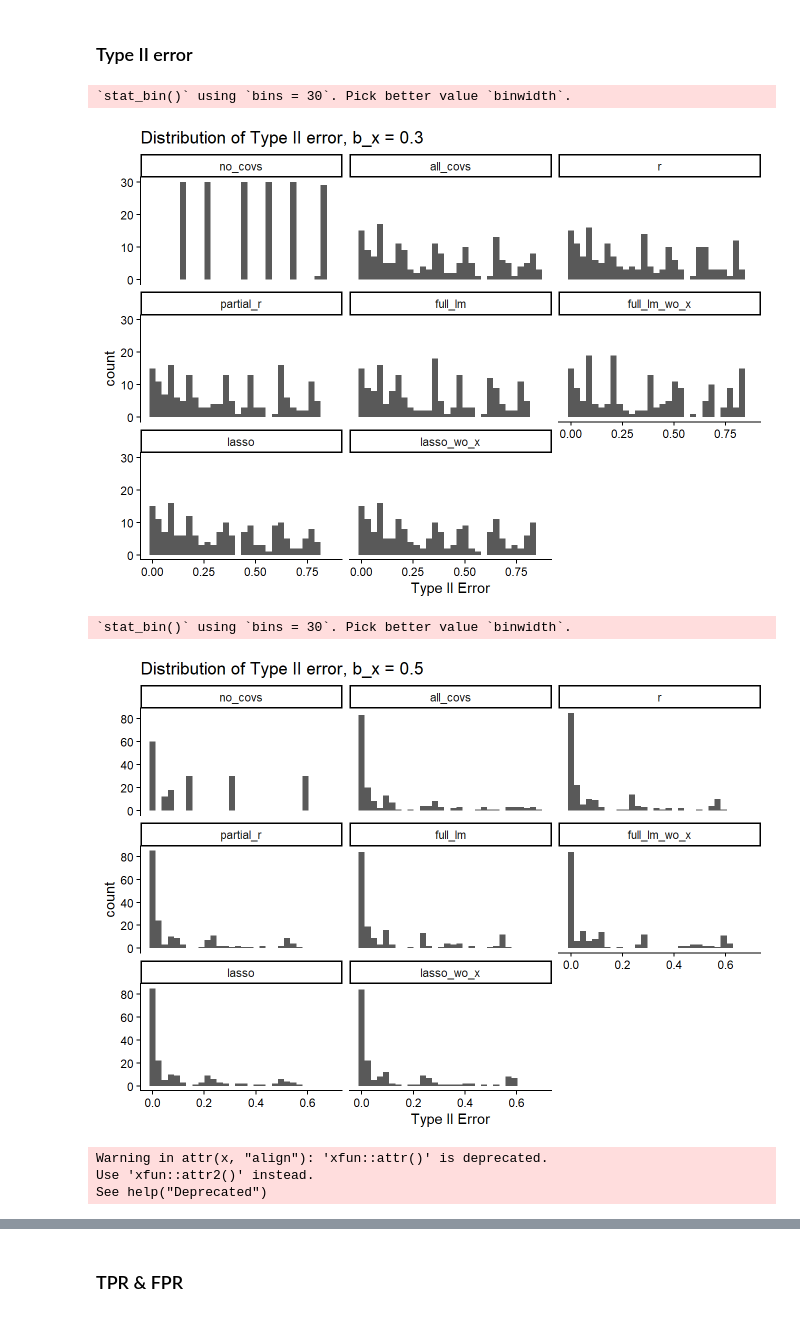
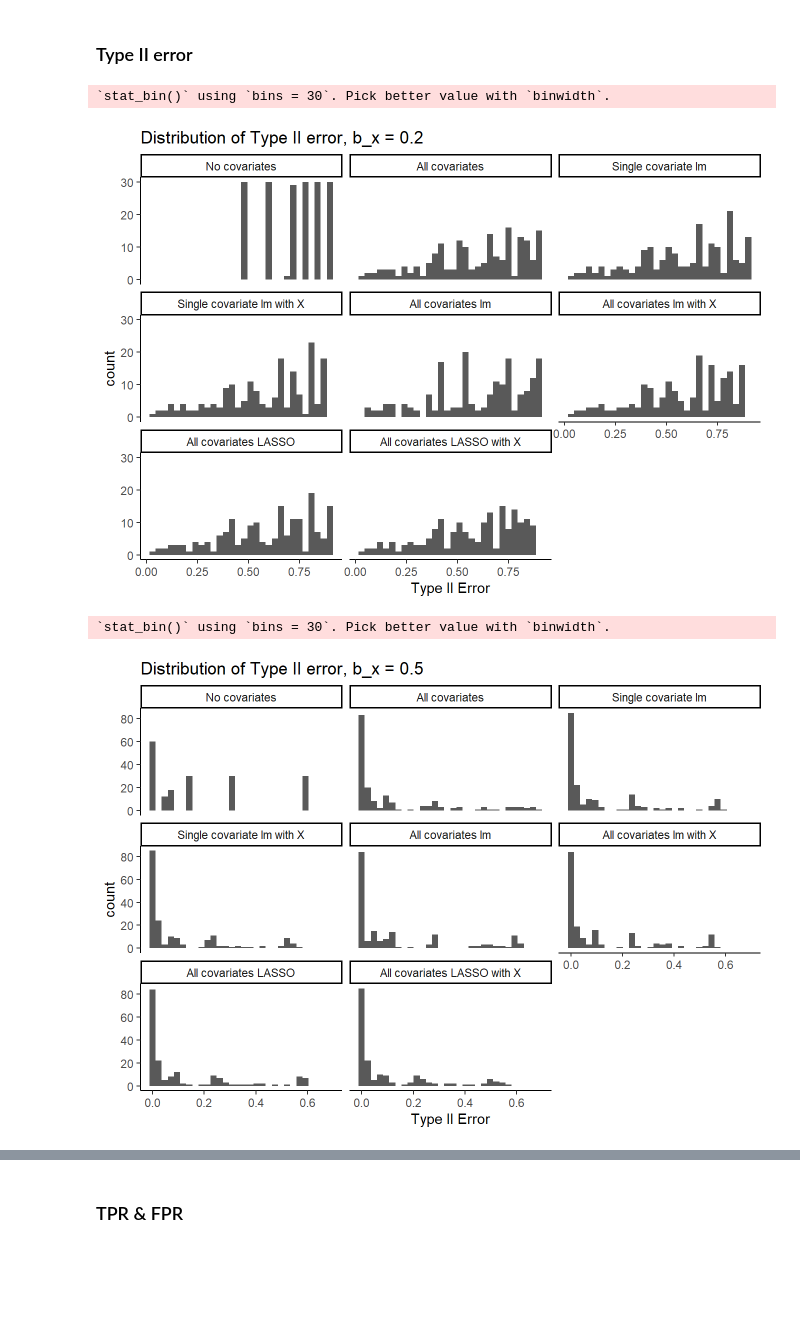
Before and after one commit to jjcurtin/study_cov, a Jupyter notebook: _manuscript/notebooks/supplement.embed.ipynb, the cells around one changed output, grey strips where cells are left out. Saved outputs shown, nothing was run; the diff lists cells and outputs as text; code cells hidden in the pictures; blank space fills up the shorter version.

```diff
--- a/_manuscript/notebooks/supplement.embed.ipynb
+++ b/_manuscript/notebooks/supplement.embed.ipynb
@@ -65,3 +58,32 @@ d_05 <- d_05 |>
+# %%
+#| label: factor levels
+
+d_0 <- d_0 |>
+  mutate(method = factor(method, levels = c("no_covs", "all_covs","p_hacked",  "r",
+                                            "partial_r", "full_lm_wo_x", "full_lm",
+                                           "lasso_wo_x", "lasso"),
+                         labels = c("No covariates", "All covariates", "p-hacking",
+                                    "Single covariate lm", "Single covariate lm with X",
+                                    "All covariates lm", "All covariates lm with X",
+                                            "All covariates LASSO", "All covariates LASSO with X")))
+
+d_02 <- d_02 |>
+  mutate(method = factor(method, levels = c("no_covs", "all_covs","p_hacked",   "r",
+                                            "partial_r", "full_lm_wo_x", "full_lm",
+                                           "lasso_wo_x", "lasso"),
+                         labels = c( "No covariates", "All covariates", "p-hacking",
+                                    "Single covariate lm", "Single covariate lm with X",
+                                    "All covariates lm", "All covariates lm with X",
+                                            "All covariates LASSO", "All covariates LASSO with X")))
+
+d_05 <- d_05 |>
+  mutate(method = factor(method, levels = c("no_covs", "all_covs","p_hacked",   "r",
+                                            "partial_r", "full_lm_wo_x", "full_lm",
+                                           "lasso_wo_x", "lasso"),
+                         labels = c("No covariates", "All covariates", "p-hacking",
+                                    "Single covariate lm", "Single covariate lm with X",
+                                    "All covariates lm", "All covariates lm with X",
+                                            "All covariates LASSO", "All covariates LASSO with X")))
 # %% [markdown]
 ### Type I error
 # %%
@@ -168,25 +174,25 @@ See help("Deprecated")
 # %% [markdown]
 ### Type II error
 # %%
-#| label: histograms variable 03
+#| label: histograms variable 02
 
-h03 <- d_03 |>
+h02 <- d_02 |>
   group_by(method, n_obs, n_covs, r_ycov, p_good_covs, r_cov) |>
   summarise(type_II = mean(p_value >= 0.05),
             .groups = "drop")
 # %%
-#| label: fig-histograms-all-03
+#| label: fig-histograms-all-02
 
-h03 |>
-  filter(method != "p_hacked") |>
+h02 |>
+  filter(method != "p-hacking") |>
   ggplot(aes(x = type_II)) +
   geom_histogram() +
   facet_wrap(~ method) +
   labs(x = "Type II Error",
-       title = "Distribution of Type II error, b_x = 0.3")
+       title = "Distribution of Type II error, b_x = 0.2")
 # %% [output]
-`stat_bin()` using `bins = 30`. Pick better value `binwidth`.
+`stat_bin()` using `bins = 30`. Pick better value with `binwidth`.
-[figure, old version]
+[figure, new version]
 # %%
 #| label: histograms variable 05
 
@@ -198,20 +204,20 @@ h05 <- d_05 |>
 #| label: fig-histograms-all-05
 
 h05 |>
-  filter(method != "p_hacked") |>
+  filter(method != "p-hacking") |>
   ggplot(aes(x = type_II)) +
   geom_histogram() +
   facet_wrap(~ method) +
   labs(x = "Type II Error",
        title = "Distribution of Type II error, b_x = 0.5")
 # %% [output]
-`stat_bin()` using `bins = 30`. Pick better value `binwidth`.
+`stat_bin()` using `bins = 30`. Pick better value with `binwidth`.
-[figure, old version]
+[figure, new version]
 # %%
-#| label: tbl-typeII-nobs-03
+#| label: tbl-typeII-nobs-02
 
-d_03 |>
-  filter(method != "p_hacked") |>
+d_02 |>
+  filter(method != "p-hacking") |>
   group_by(method, n_obs, n_covs, r_ycov, p_good_covs, r_cov) |>
   summarise(prop_not_sig = mean(p_value >= 0.05),
             .groups = "drop") |>
@@ -220,11 +226,7 @@ d_03 |>
             typeII_max = max(prop_not_sig),
             typeII_mean = mean(prop_not_sig),
             .groups = "drop") |>
-  kbl(caption = "Type II error by n_obs, b_x = 0.3")
+  kbl(caption = "Type II error by n_obs, b_x = 0.2")
-# %% [output]
-Warning in attr(x, "align"): 'xfun::attr()' is deprecated.
-Use 'xfun::attr2()' instead.
-See help("Deprecated")
 # %%
 #| label: tbl-typeII-nobs-05
 
```
Also changed, not shown: parts of 35 cells of this notebook, 25 other files.
